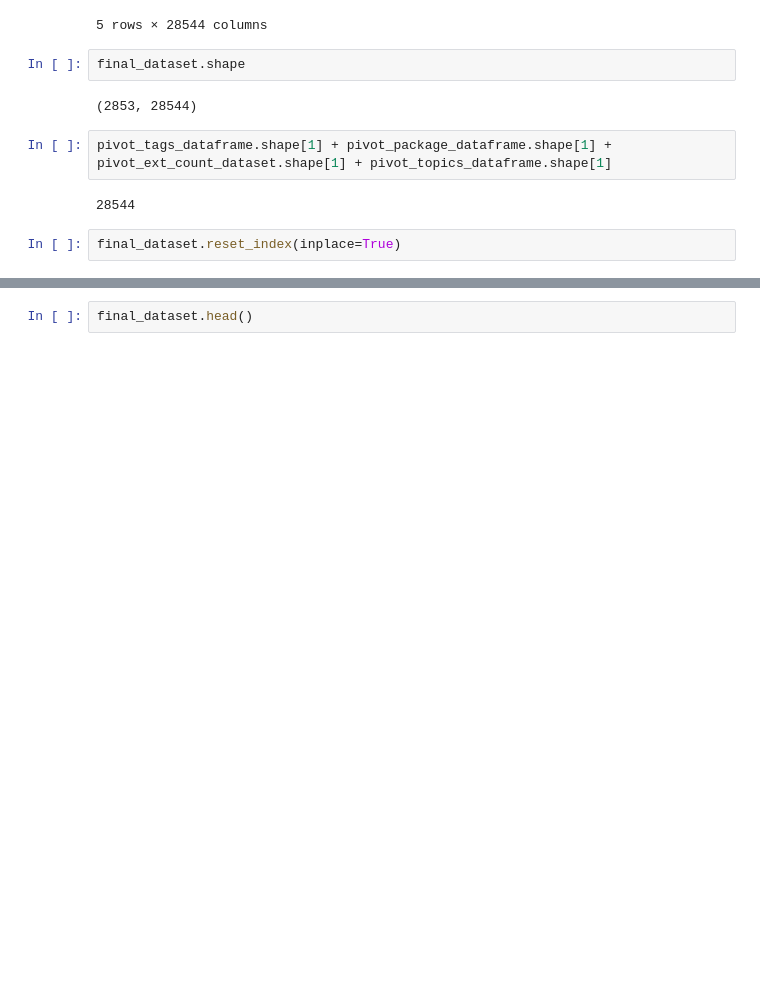
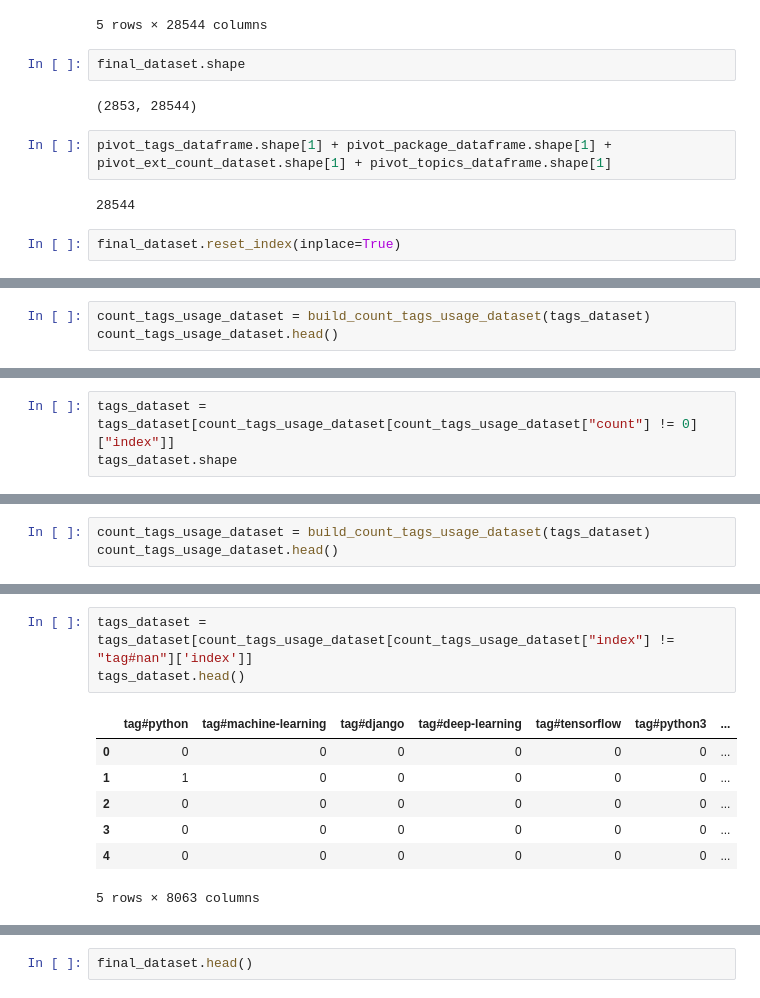
Before and after one commit to zuevmaxim/itmo-ibd, a Jupyter notebook: classification/prepare_count_dataset.ipynb, the cells around one changed output, grey strips where cells are left out. Saved outputs shown, nothing was run; the diff lists cells and outputs as text; blank space fills up the shorter version.

```diff
--- a/classification/prepare_count_dataset.ipynb
+++ b/classification/prepare_count_dataset.ipynb
@@ -430,0 +483,3 @@ final_dataset.reset_index(inplace=True)
+# %%
+count_tags_usage_dataset = build_count_tags_usage_dataset(tags_dataset)
+count_tags_usage_dataset.head()
@@ -430,0 +515,3 @@ final_dataset.reset_index(inplace=True)
+# %%
+tags_dataset = tags_dataset[count_tags_usage_dataset[count_tags_usage_dataset["count"] != 0]["index"]]
+tags_dataset.shape
@@ -430,0 +520,3 @@ final_dataset.reset_index(inplace=True)
+# %%
+count_tags_usage_dataset = build_count_tags_usage_dataset(tags_dataset)
+count_tags_usage_dataset.head()
@@ -430,0 +541,11 @@ final_dataset.reset_index(inplace=True)
+# %%
+tags_dataset = tags_dataset[count_tags_usage_dataset[count_tags_usage_dataset["index"] != "tag#nan"]['index']]
+tags_dataset.head()
+# %% [output]
+|  | tag#python | tag#machine-learning | tag#django | tag#deep-learning | tag#tensorflow | tag#python3 | ... |
+| 0 | 0 | 0 | 0 | 0 | 0 | 0 | ... |
+| 1 | 1 | 0 | 0 | 0 | 0 | 0 | ... |
+| 2 | 0 | 0 | 0 | 0 | 0 | 0 | ... |
+| 3 | 0 | 0 | 0 | 0 | 0 | 0 | ... |
+| 4 | 0 | 0 | 0 | 0 | 0 | 0 | ... |
+5 rows × 8063 columns
```
Also changed, not shown: parts of 42 cells of this notebook.
